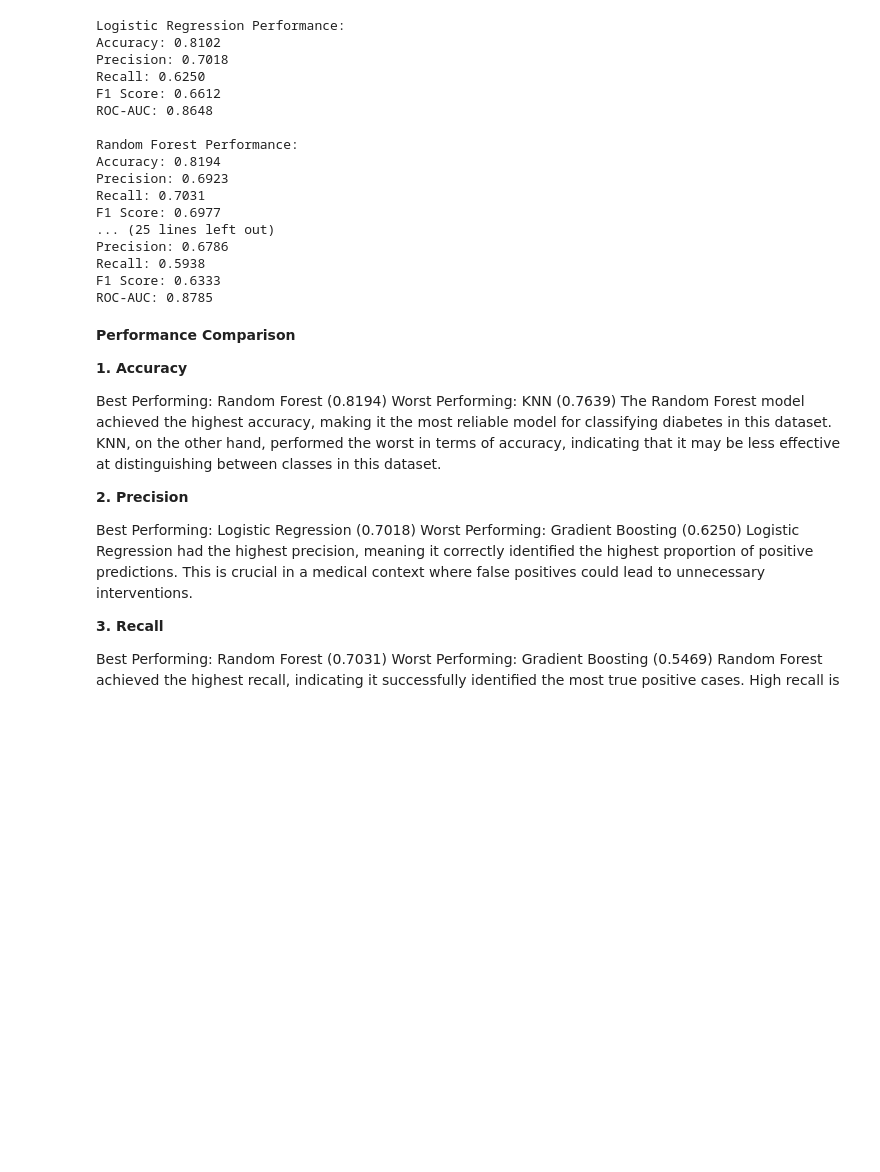
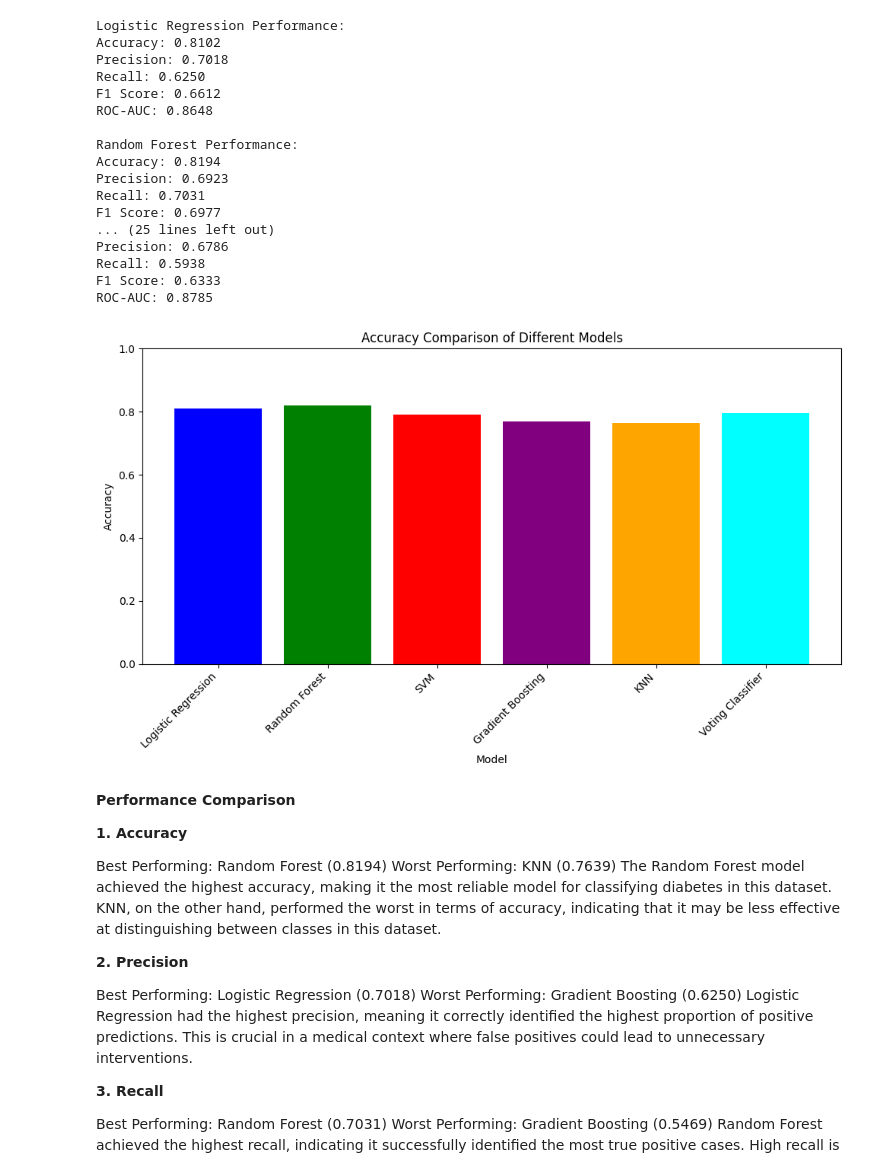
Before and after one commit to Donalizasaji/Donalizasaji, a Jupyter notebook: CIA3_2348515_ADA.ipynb, the cells around one changed output. Drawn from its saved outputs; the diff is of its cells as text; code cells hidden in the pictures; blank space fills up the shorter version.

```diff
--- a/CIA3_2348515_ADA.ipynb
+++ b/CIA3_2348515_ADA.ipynb
@@ -263,6 +263,24 @@ Precision: 0.6786
 Recall: 0.5938
 F1 Score: 0.6333
 ROC-AUC: 0.8785
+# %%
+import matplotlib.pyplot as plt
+# Extract accuracies for plotting
+accuracies = [metrics['Accuracy'] for metrics in results.values()]
+model_names = list(results.keys())
+
+# Create a bar plot
+plt.figure(figsize=(10, 6))
+plt.bar(model_names, accuracies, color=['blue', 'green', 'red', 'purple', 'orange', 'cyan'])
+plt.xlabel('Model')
+plt.ylabel('Accuracy')
+plt.title('Accuracy Comparison of Different Models')
+plt.ylim(0, 1)  # Set y-axis limits to be between 0 and 1 for accuracy
+plt.xticks(rotation=45, ha='right')  # Rotate x-axis labels for readability
+plt.tight_layout()
+plt.show()
+# %% [output]
+[figure, added]
 # %% [markdown]
 **Performance Comparison**
 
```
